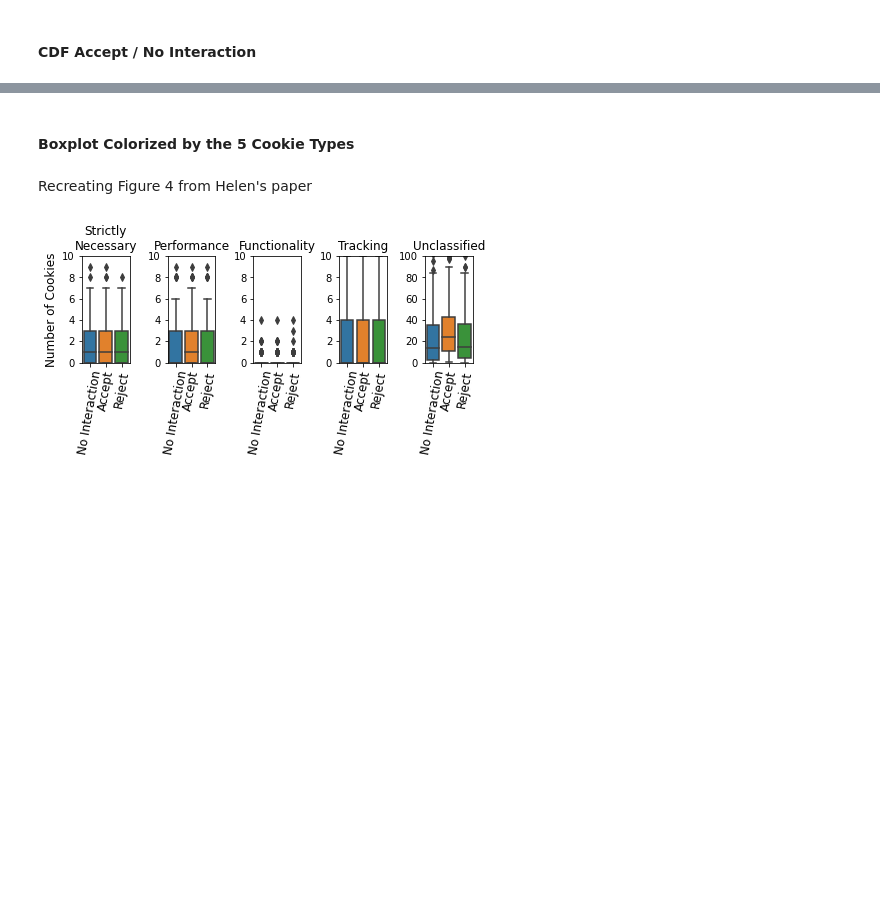
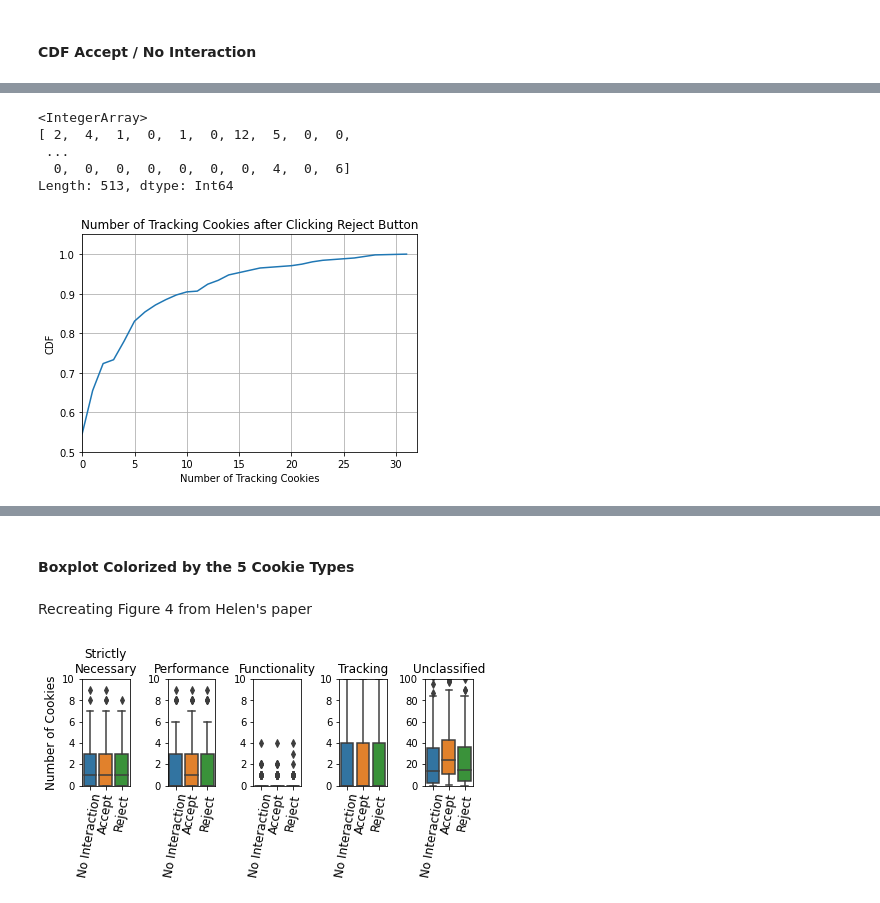
Before and after one commit to maxwellmlin/dataverse-files, a Jupyter notebook: reproducibility/analysis.ipynb, the cells around one changed output, grey strips where cells are left out. Cells and saved outputs as stored; diff of their text form; code cells hidden in the pictures; blank space fills up the shorter version.

```diff
--- a/reproducibility/analysis.ipynb
+++ b/reproducibility/analysis.ipynb
@@ -1133,0 +1146,30 @@ Error:
+# %%
+map_des_intersection['US East']['count_targeting'].values
+# %% [output]
+<IntegerArray>
+[ 2,  4,  1,  0,  1,  0, 12,  5,  0,  0,
+ ...
+  0,  0,  0,  0,  0,  0,  0,  4,  0,  6]
+Length: 513, dtype: Int64
+# %%
+import matplotlib as mpl
+mpl.rcParams.update(mpl.rcParamsDefault)
+
+%matplotlib inline
+
+tracking_cookies = map_des_intersection['US East']['count_targeting'].values
+rejected_over_accepted_stats_df = get_cdf(tracking_cookies)
+
+plt.plot(rejected_over_accepted_stats_df['value'], rejected_over_accepted_stats_df['cdf'])
+
+plt.axis([0, 32, 0.5, 1.05])
+
+plt.title('Number of Tracking Cookies after Clicking Reject Button')
+plt.xlabel('Number of Tracking Cookies')
+plt.ylabel('CDF')
+
+plt.grid(visible = True)
+
+plt.savefig('bannerclick_reject_cdf.svg', bbox_inches='tight', dpi=600, facecolor='white', format="svg")
+# %% [output]
+[figure, added]
```
Also changed, not shown: parts of 16 cells of this notebook, 3 other files.
